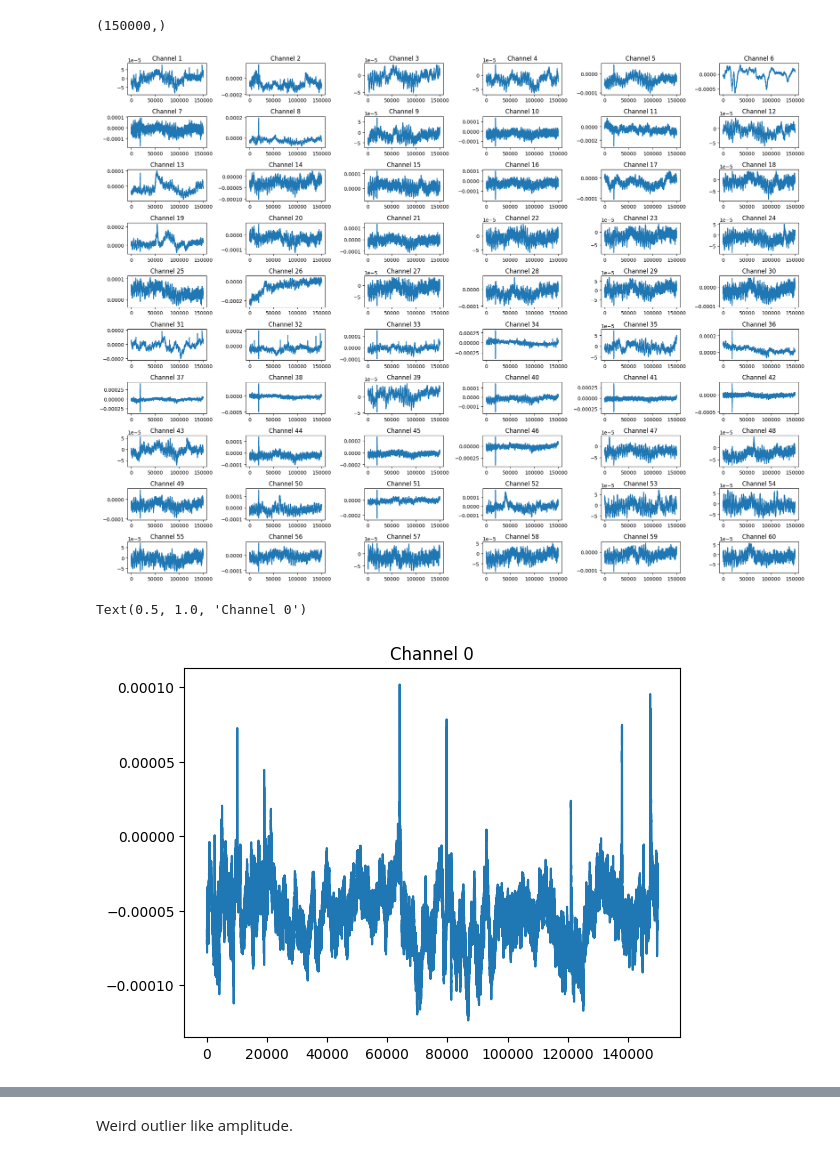
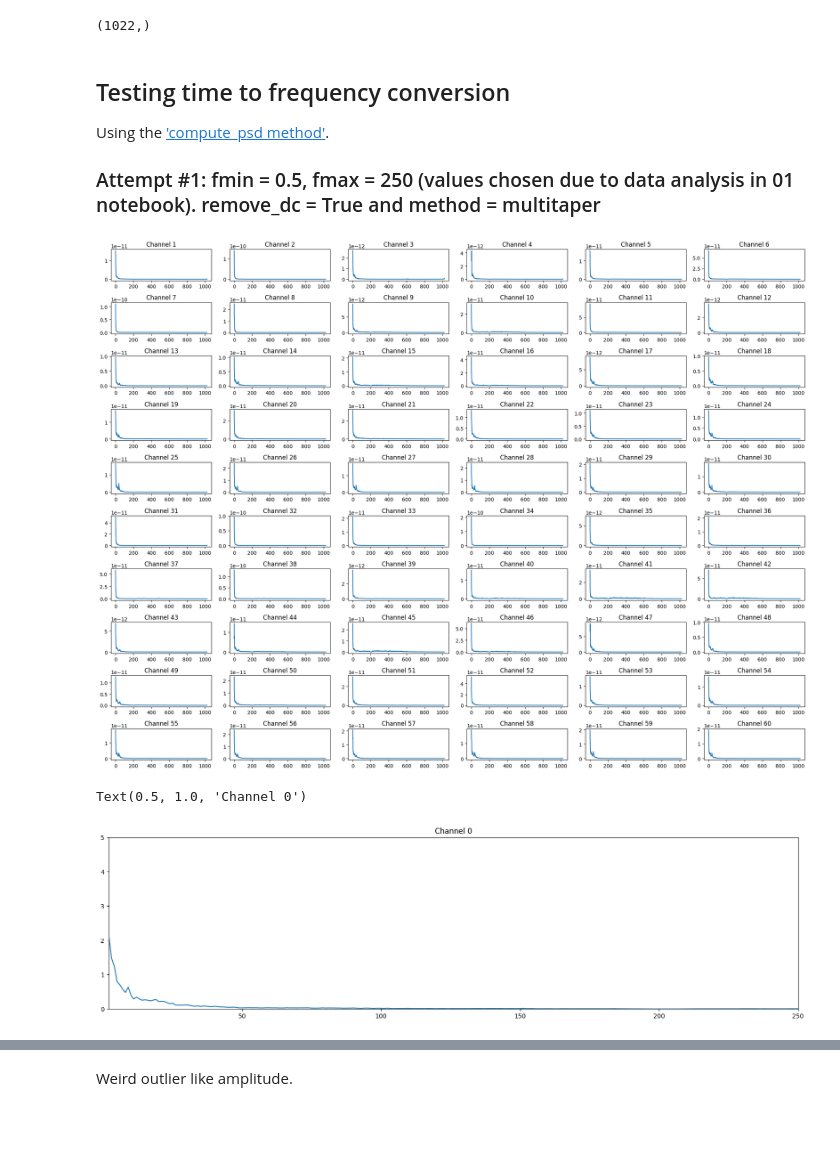
Before and after one commit to intel-comp-saude-ufes/2024-2-P1-sleep-deprivation-classification, a Jupyter notebook: notebooks/03-understanding-data.ipynb, the cells around one changed output, grey strips where cells are left out. Cells and saved outputs as stored; diff of their text form; code cells hidden in the pictures; blank space fills up the shorter version.

Commit message:
study data
Co-Authored-By: Higor D. Oliveira <Rigor-do@users.noreply.github.com>

```diff
--- a/notebooks/03-understanding-data.ipynb
+++ b/notebooks/03-understanding-data.ipynb
@@ -7,7 +12,7 @@ from sklearn.model_selection import train_test_split, KFold
 DATA_ROOT = '../data/ds004902-download'
 # %%
 class LoadData:
-    def __init__(self, root, experiment_type: int, test_size: float = 0.2, random_state: int = 42, k_folds: int = 5):
+    def __init__(self, root, experiment_type: int, test_size: float = 0.2, random_state: int = 42, k_folds: int = 5, use_freqs: bool = False):
         """
         ROOT: path to the root directory of the dataset
 
@@ -64,6 +69,10 @@ class LoadData:
         def load_raw_eeg(example, root, participant_id, session, task, class_label):
             try:
                 aux_eeg = mne.io.read_raw_eeglab(f"{root}/{participant_id}/{session}/eeg/{participant_id}_{session}_task-{task}_eeg.set").get_data()
+
+                if self.use_freqs:
+                    raise NotImplementedError("Frequency bands not implemented yet")
+
                 if class_label:
                     example[f"{task}_sd"] = (aux_eeg, class_label)
                 else:
@@ -280,7 +399,12 @@ import matplotlib.pyplot as plt
 # %%
 example[0].shape
 # %% [output]
-(150000,)
+(1022,)
+# %% [markdown]
+## Testing time to frequency conversion
+Using the ['compute_psd method'](https://mne.tools/stable/generated/mne.Epochs.html#mne.Epochs.compute_psd).
+
+### Attempt #1: fmin = 0.5, fmax = 250 (values chosen due to data analysis in 01 notebook). remove_dc = True and method = multitaper
 # %%
 # plot 61 channels
 plt.figure(figsize=(20, 15))
@@ -295,13 +419,16 @@ for i in range(1, 61):
 plt.tight_layout()
 plt.show()
 # %% [output]
-[figure, old version]
+[figure, new version]
 # %%
-plt.plot(example[0])
+plt.figure(figsize=(20, 5))
+plt.plot(example[0] * 10e10)
+plt.xlim(2, 250)
+plt.ylim(0, 5)
 plt.title(f"Channel 0")
 # %% [output]
 Text(0.5, 1.0, 'Channel 0')
-[figure, old version]
+[figure, new version]
 # %%
 plt.figure(figsize=(20, 5))
 plt.plot(example[36])
```
Also changed, not shown: parts of 17 cells of this notebook, 2 other files.
